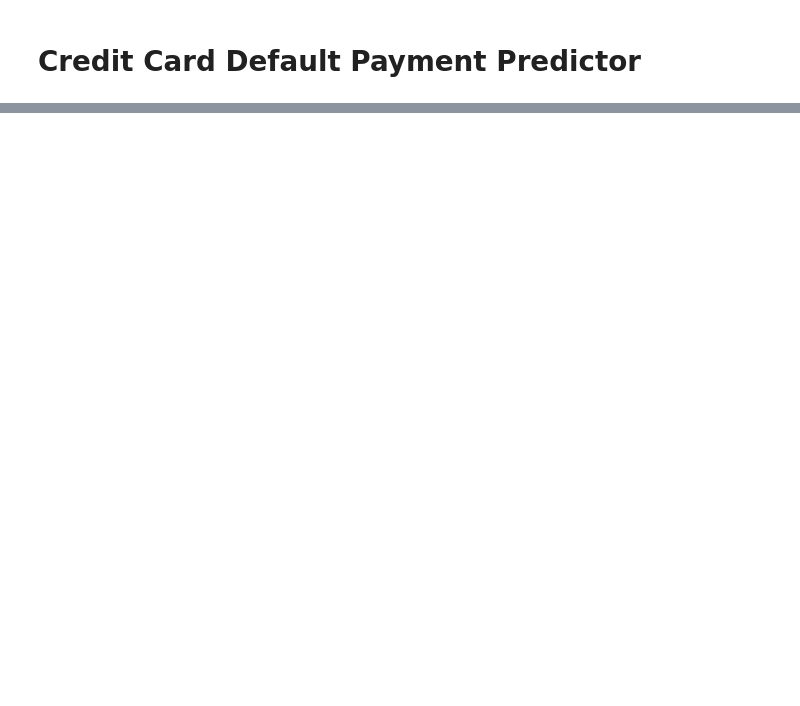
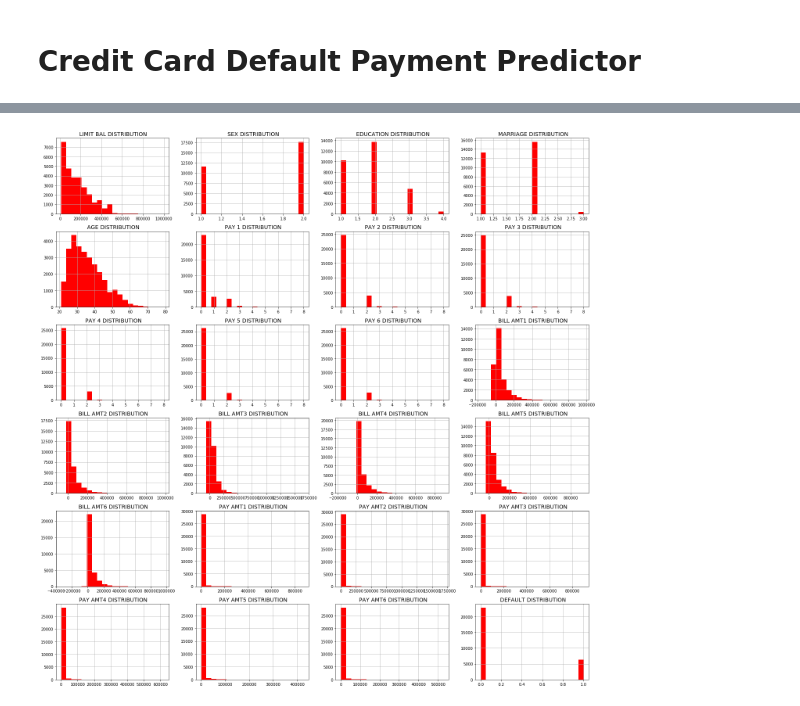
Before and after one commit to uclajsam/Credit_Card_Default_Predictor, a Jupyter notebook: Credit_Card_Default_Payment_Predictor.ipynb, the cells around one changed output, grey strips where cells are left out. Cells and saved outputs as stored; diff of their text form; code cells hidden in the pictures; blank space fills up the shorter version.

```diff
--- a/Credit_Card_Default_Payment_Predictor.ipynb
+++ b/Credit_Card_Default_Payment_Predictor.ipynb
@@ -102,0 +276,14 @@ Name: pay_1, Length: 2759, dtype: int64
+# %%
+def histograms_plot(df, features, rows, cols):
+    fig = plt.figure(figsize = (20,20))
+    for i, feature in enumerate(features):
+        ax = fig.add_subplot(rows, cols, i+1)
+        df[feature].hist(bins = 20, ax = ax, facecolor = 'red')
+        ax.set_title(' {} DISTRIBUTION'.format(feature.upper().replace('_', ' ')), fontsize = 14)
+
+    fig.tight_layout()
+    plt.show()
+# %%
+histograms_plot(credit_df, credit_df.columns, 6, 4)
+# %% [output]
+[figure, added]
```
Also changed, not shown: parts of 59 cells of this notebook.
